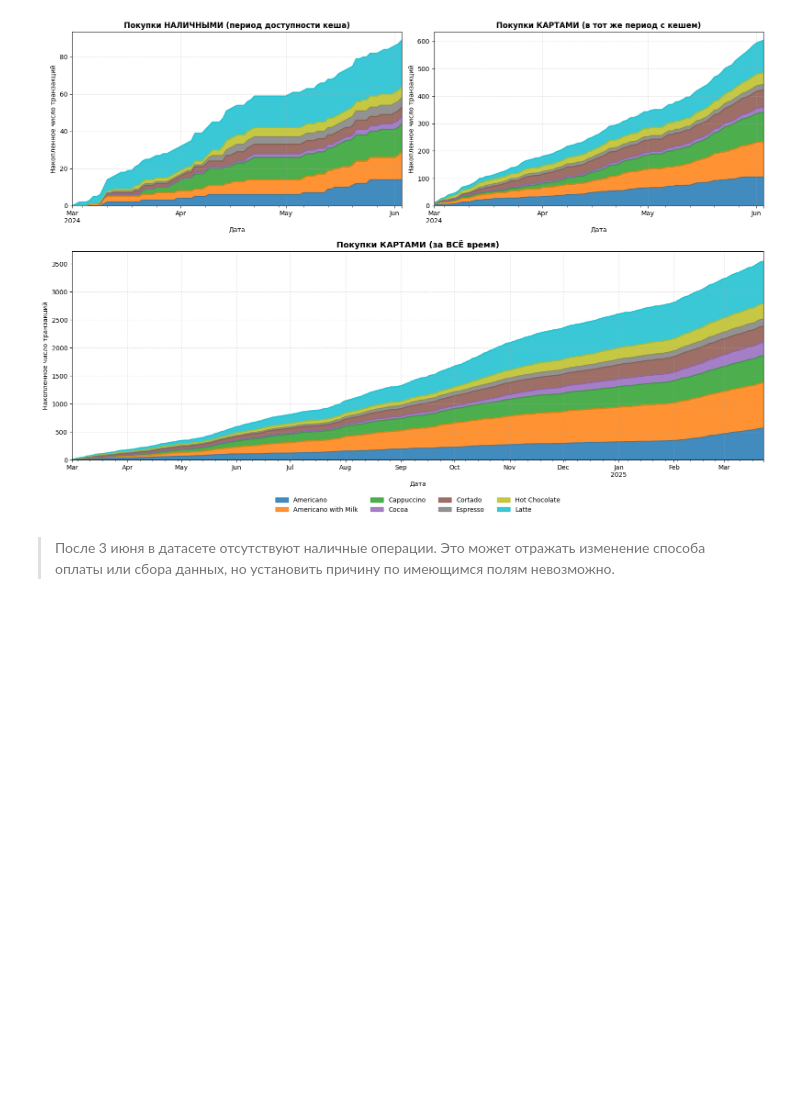
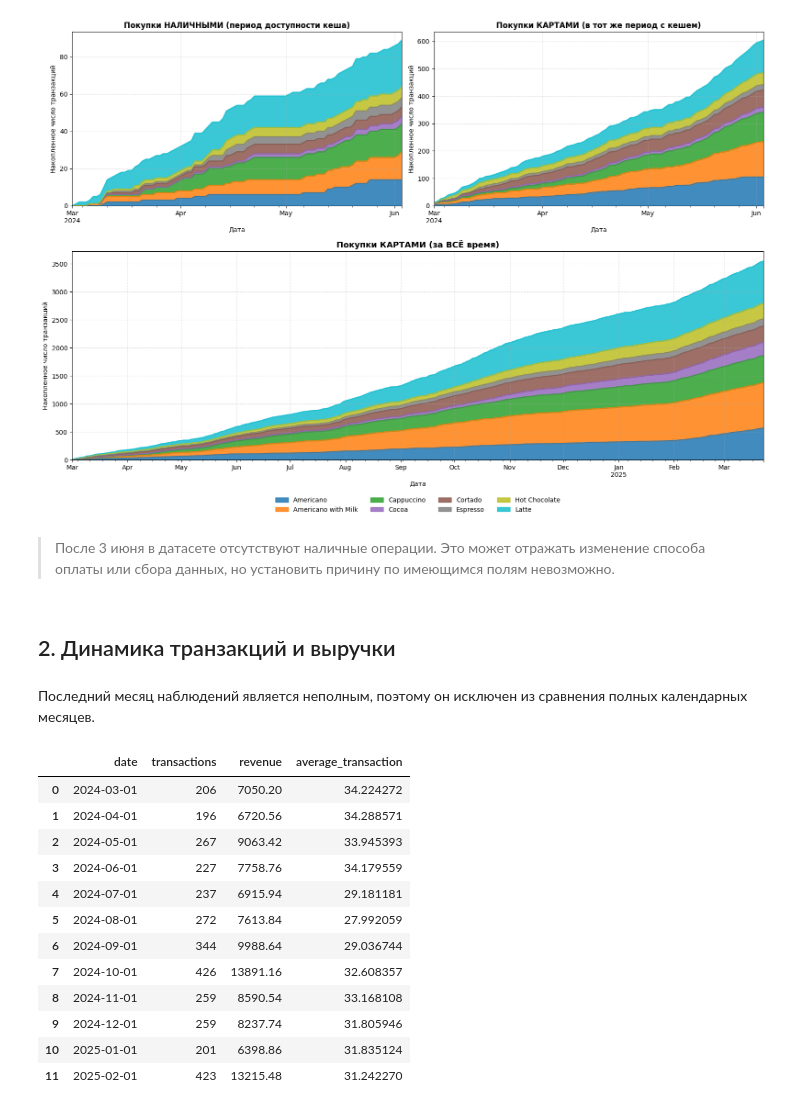
Before and after one commit to prodavec-svg/Coffee-sales-eda, a Jupyter notebook: notebooks/main.ipynb, the cells around one changed output. Cells and saved outputs as stored; diff of their text form; code cells hidden in the pictures; blank space fills up the shorter version.

```diff
--- a/notebooks/main.ipynb
+++ b/notebooks/main.ipynb
@@ -197,3 +259,5 @@ plt.show()
   > После 3 июня в датасете отсутствуют наличные операции. Это может отражать
   > изменение способа оплаты или сбора данных, но установить причину по имеющимся
   > полям невозможно.
+# %% [markdown]
+## 2. Динамика транзакций и выручки
@@ -199,0 +267,30 @@ plt.show()
+# %% [markdown]
+Последний месяц наблюдений является неполным, поэтому он исключен из сравнения полных календарных месяцев.
+# %%
+monthly_sales = (
+      complete_months_df
+      .set_index('date')
+      .resample('MS')
+      .agg(
+          transactions=('money', 'size'),
+          revenue=('money', 'sum'),
+          average_transaction=('money', 'mean')
+      )
+      .reset_index()
+)
+
+monthly_sales
+# %% [output]
+|  | date | transactions | revenue | average_transaction |
+| 0 | 2024-03-01 | 206 | 7050.20 | 34.224272 |
+| 1 | 2024-04-01 | 196 | 6720.56 | 34.288571 |
+| 2 | 2024-05-01 | 267 | 9063.42 | 33.945393 |
+| 3 | 2024-06-01 | 227 | 7758.76 | 34.179559 |
+| 4 | 2024-07-01 | 237 | 6915.94 | 29.181181 |
+| 5 | 2024-08-01 | 272 | 7613.84 | 27.992059 |
+| 6 | 2024-09-01 | 344 | 9988.64 | 29.036744 |
+| 7 | 2024-10-01 | 426 | 13891.16 | 32.608357 |
+| 8 | 2024-11-01 | 259 | 8590.54 | 33.168108 |
+| 9 | 2024-12-01 | 259 | 8237.74 | 31.805946 |
+| 10 | 2025-01-01 | 201 | 6398.86 | 31.835124 |
+| 11 | 2025-02-01 | 423 | 13215.48 | 31.242270 |
```
Also changed, not shown: parts of 22 cells of this notebook.
